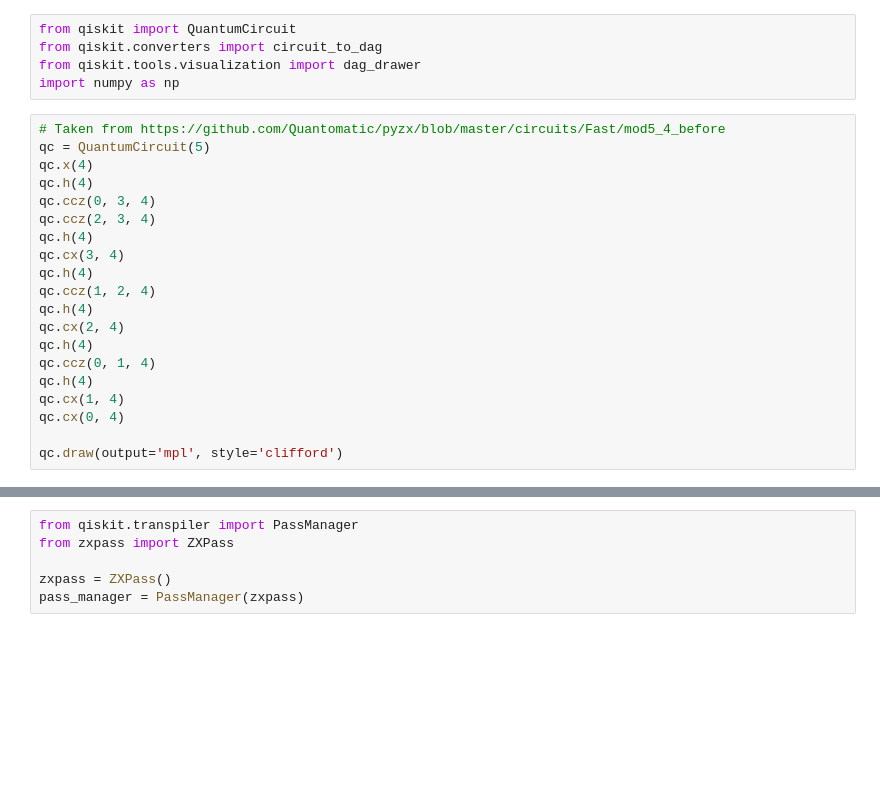
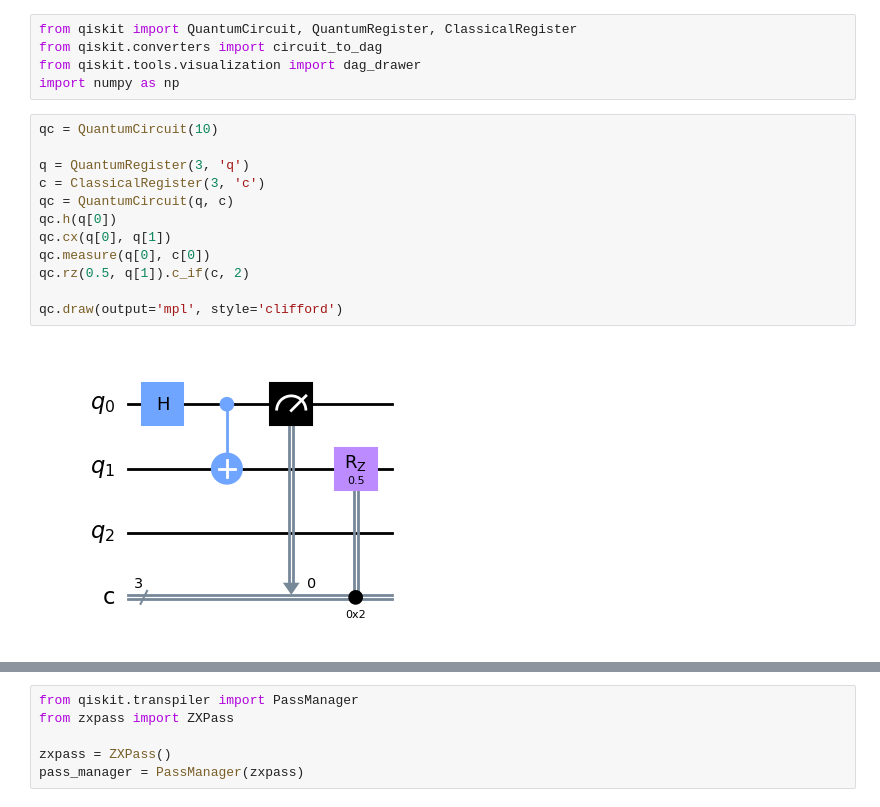
Before and after one commit to dlyongemallo/qiskit-zx-transpiler, a Jupyter notebook: zx_transpiler_pass_demo.ipynb, the cells around one changed output, grey strips where cells are left out. Cells and saved outputs as stored; diff of their text form; blank space fills up the shorter version.

Commit message:
WIP: measurement

```diff
--- a/zx_transpiler_pass_demo.ipynb
+++ b/zx_transpiler_pass_demo.ipynb
@@ -1,28 +1,22 @@
 # %%
-from qiskit import QuantumCircuit
+from qiskit import QuantumCircuit, QuantumRegister, ClassicalRegister
 from qiskit.converters import circuit_to_dag
 from qiskit.tools.visualization import dag_drawer
 import numpy as np
 # %%
-# Taken from https://github.com/Quantomatic/pyzx/blob/master/circuits/Fast/mod5_4_before
-qc = QuantumCircuit(5)
-qc.x(4)
-qc.h(4)
-qc.ccz(0, 3, 4)
-qc.ccz(2, 3, 4)
-qc.h(4)
-qc.cx(3, 4)
-qc.h(4)
-qc.ccz(1, 2, 4)
-qc.h(4)
-qc.cx(2, 4)
-qc.h(4)
-qc.ccz(0, 1, 4)
-qc.h(4)
-qc.cx(1, 4)
-qc.cx(0, 4)
+qc = QuantumCircuit(10)
+
+q = QuantumRegister(3, 'q')
+c = ClassicalRegister(3, 'c')
+qc = QuantumCircuit(q, c)
+qc.h(q[0])
+qc.cx(q[0], q[1])
+qc.measure(q[0], c[0])
+qc.rz(0.5, q[1]).c_if(c, 2)
 
 qc.draw(output='mpl', style='clifford')
+# %% [output]
+[figure, added]
 # %%
 dag = circuit_to_dag(qc)
 dag_drawer(dag)
```
Also changed, not shown: parts of 2 cells of this notebook, 2 other files.
